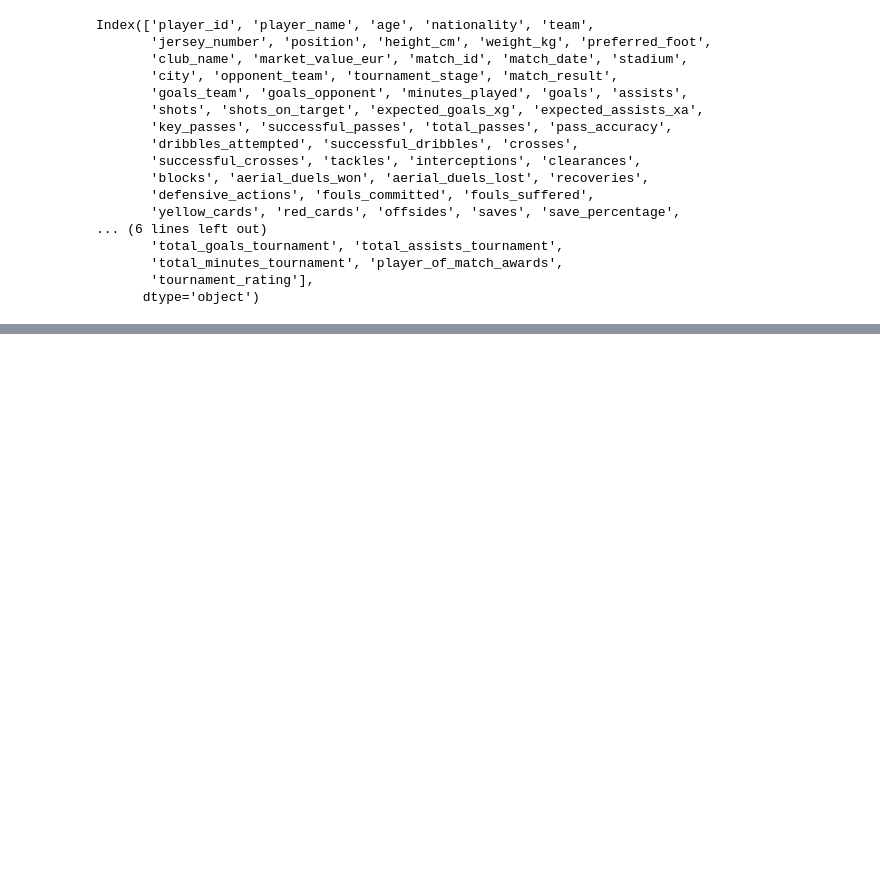
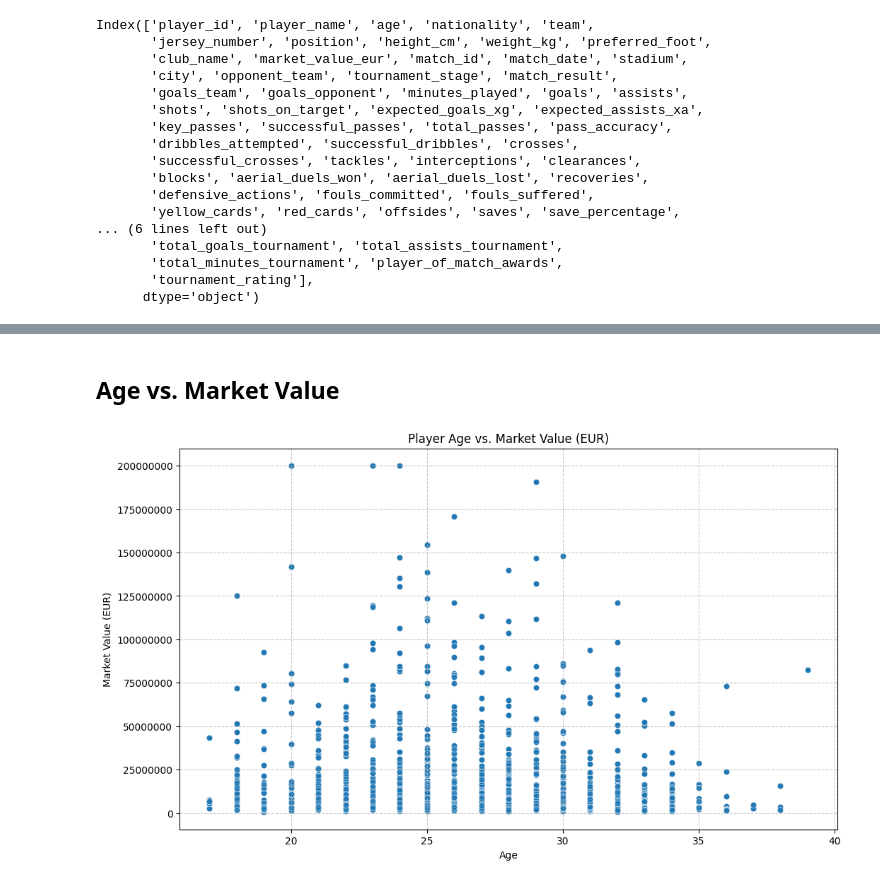
Before and after one commit to kxrrym03/FIFA-2026-Player-Performance, a Jupyter notebook: FIFA_2026_Player_Performance.ipynb, the cells around one changed output, grey strips where cells are left out. Drawn from its saved outputs; the diff is of its cells as text; code cells hidden in the pictures; blank space fills up the shorter version.

```diff
--- a/FIFA_2026_Player_Performance.ipynb
+++ b/FIFA_2026_Player_Performance.ipynb
@@ -132,0 +147,13 @@ Index(['player_id', 'player_name', 'age', 'nationality', 'team',
+# %% [markdown]
+## Age vs. Market Value
+# %%
+fig = plt.figure(figsize=(12, 7))
+sns.scatterplot(data=df, x='age', y='market_value_eur', alpha=0.6)
+plt.title('Player Age vs. Market Value (EUR)')
+plt.xlabel('Age')
+plt.ylabel('Market Value (EUR)')
+plt.grid(True, linestyle='--', alpha=0.7)
+plt.ticklabel_format(style='plain', axis='y') # Disable scientific notation for y-axis
+plt.show()
+# %% [output]
+[figure, added]
```
Also changed, not shown: parts of 11 cells of this notebook.
